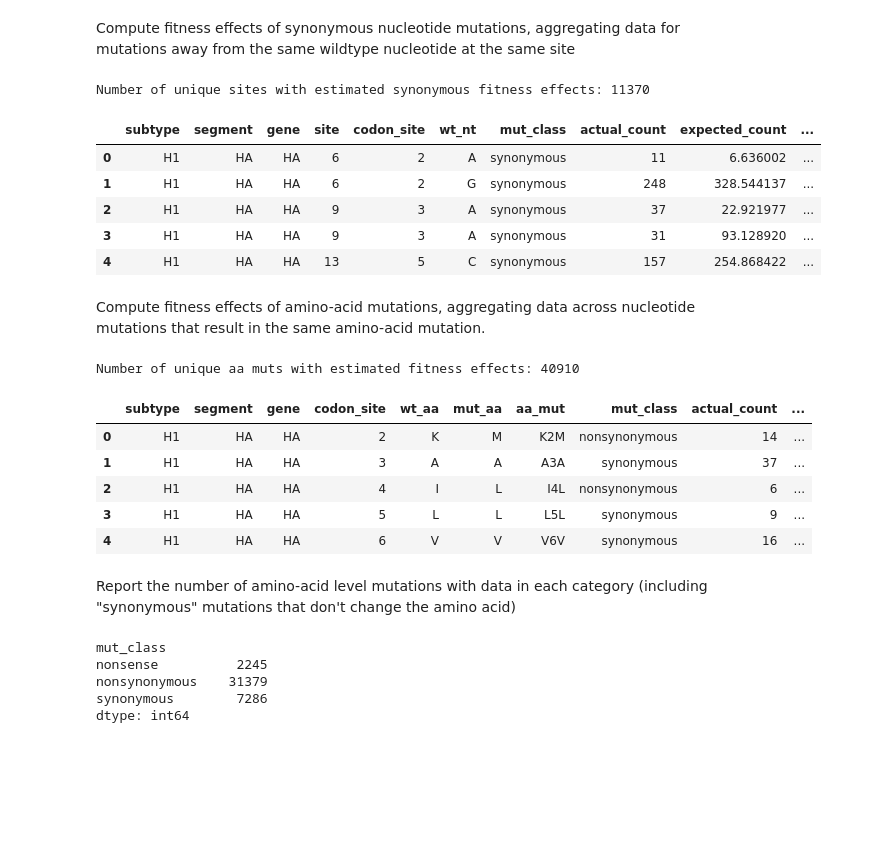
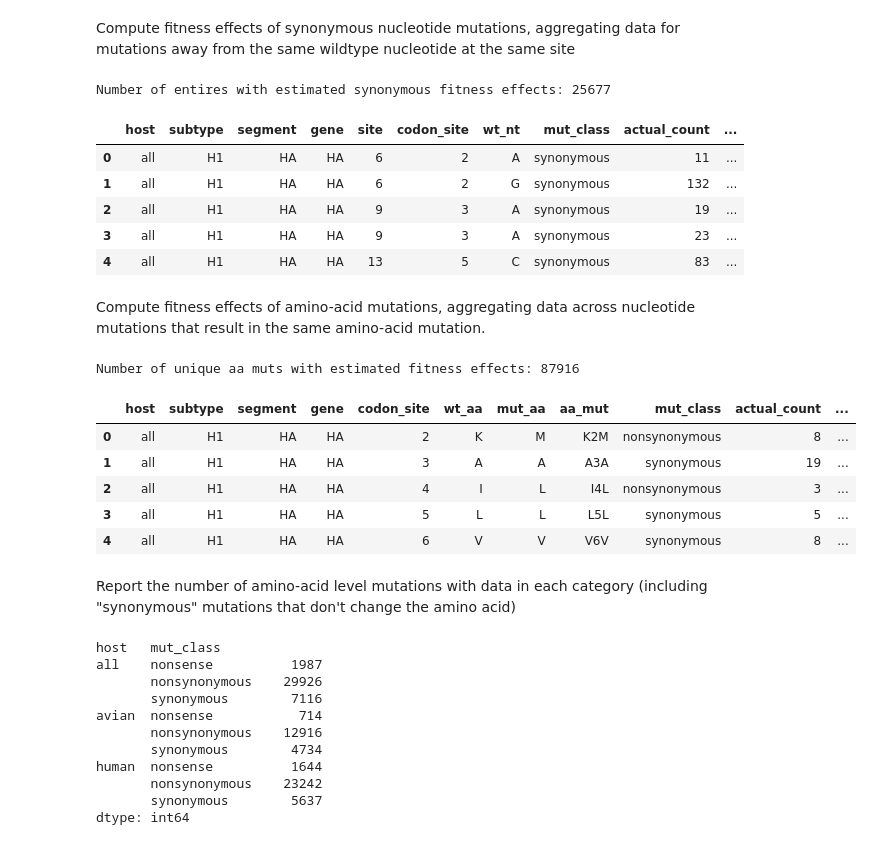
Before and after one commit to matsengrp/flu-mut-rates, a Jupyter notebook: notebooks/compute_fitness_effects.ipynb, the cells around one changed output. Cells and saved outputs as stored; diff of their text form; code cells hidden in the pictures; blank space fills up the shorter version.

```diff
--- a/notebooks/compute_fitness_effects.ipynb
+++ b/notebooks/compute_fitness_effects.ipynb
@@ -64,9 +64,9 @@ Compute fitness effects of synonymous nucleotide mutations, aggregating data for
 # %%
 pseudo_count = 0.5
 groupby_cols = [
-    'subtype', 'segment', 'gene', 'site', 'codon_site', 'wt_nt', 'mut_class'
+    'host', 'subtype', 'segment', 'gene', 'site', 'codon_site', 'wt_nt', 'mut_class'
 ]
-syn_nt_fitness_df = (
+site_syn_fitness_df = (
     actual_expected_df
     .query("mut_class == 'synonymous'")
     .groupby(groupby_cols, as_index=False)
@@ -76,52 +76,58 @@ syn_nt_fitness_df = (
             np.log((x['actual_count'] + pseudo_count) / (x['expected_count'] + pseudo_count))
     )
 )
-syn_nt_fitness_df.to_csv('../results/sitewise_synonymous_fitness_effects.csv', index=False)
-print("Number of unique sites with estimated synonymous fitness effects:", len(syn_nt_fitness_df))
-syn_nt_fitness_df.head()
+site_syn_fitness_df.to_csv('../results/sitewise_synonymous_fitness_effects.csv', index=False)
+print("Number of entires with estimated synonymous fitness effects:", len(site_syn_fitness_df))
+site_syn_fitness_df.head()
 # %% [output]
-Number of unique sites with estimated synonymous fitness effects: 11370
+Number of entires with estimated synonymous fitness effects: 25677
-|  | subtype | segment | gene | site | codon_site | wt_nt | mut_class | actual_count | expected_count | ... |
-| 0 | H1 | HA | HA | 6 | 2 | A | synonymous | 11 | 6.636002 | ... |
-| 1 | H1 | HA | HA | 6 | 2 | G | synonymous | 248 | 328.544137 | ... |
-| 2 | H1 | HA | HA | 9 | 3 | A | synonymous | 37 | 22.921977 | ... |
-| 3 | H1 | HA | HA | 9 | 3 | A | synonymous | 31 | 93.128920 | ... |
-| 4 | H1 | HA | HA | 13 | 5 | C | synonymous | 157 | 254.868422 | ... |
+|  | host | subtype | segment | gene | site | codon_site | wt_nt | mut_class | actual_count | ... |
+| 0 | all | H1 | HA | HA | 6 | 2 | A | synonymous | 11 | ... |
+| 1 | all | H1 | HA | HA | 6 | 2 | G | synonymous | 132 | ... |
+| 2 | all | H1 | HA | HA | 9 | 3 | A | synonymous | 19 | ... |
+| 3 | all | H1 | HA | HA | 9 | 3 | A | synonymous | 23 | ... |
+| 4 | all | H1 | HA | HA | 13 | 5 | C | synonymous | 83 | ... |
 # %% [markdown]
 Compute fitness effects of amino-acid mutations, aggregating data across nucleotide mutations that result in the same amino-acid mutation.
 # %%
 groupby_cols = [
-    'subtype', 'segment', 'gene', 'codon_site', 'wt_aa', 'mut_aa', 'aa_mut',
+    'host', 'subtype', 'segment', 'gene', 'codon_site', 'wt_aa', 'mut_aa', 'aa_mut',
     'mut_class'
 ]
 aa_fitness_df = (
     actual_expected_df
     .groupby(groupby_cols, as_index=False)
     .agg({'actual_count': 'sum', 'expected_count': 'sum'})
     .assign(
         delta_fitness=lambda x: \
             np.log((x['actual_count'] + pseudo_count) / (x['expected_count'] + pseudo_count))
     )
 )
 aa_fitness_df.to_csv('../results/aa_fitness_effects.csv', index=False)
 print("Number of unique aa muts with estimated fitness effects:", len(aa_fitness_df))
 aa_fitness_df.head()
 # %% [output]
-Number of unique aa muts with estimated fitness effects: 40910
+Number of unique aa muts with estimated fitness effects: 87916
-|  | subtype | segment | gene | codon_site | wt_aa | mut_aa | aa_mut | mut_class | actual_count | ... |
-| 0 | H1 | HA | HA | 2 | K | M | K2M | nonsynonymous | 14 | ... |
-| 1 | H1 | HA | HA | 3 | A | A | A3A | synonymous | 37 | ... |
-| 2 | H1 | HA | HA | 4 | I | L | I4L | nonsynonymous | 6 | ... |
-| 3 | H1 | HA | HA | 5 | L | L | L5L | synonymous | 9 | ... |
-| 4 | H1 | HA | HA | 6 | V | V | V6V | synonymous | 16 | ... |
+|  | host | subtype | segment | gene | codon_site | wt_aa | mut_aa | aa_mut | mut_class | actual_count | ... |
+| 0 | all | H1 | HA | HA | 2 | K | M | K2M | nonsynonymous | 8 | ... |
+| 1 | all | H1 | HA | HA | 3 | A | A | A3A | synonymous | 19 | ... |
+| 2 | all | H1 | HA | HA | 4 | I | L | I4L | nonsynonymous | 3 | ... |
+| 3 | all | H1 | HA | HA | 5 | L | L | L5L | synonymous | 5 | ... |
+| 4 | all | H1 | HA | HA | 6 | V | V | V6V | synonymous | 8 | ... |
 # %% [markdown]
 Report the number of amino-acid level mutations with data in each category (including "synonymous" mutations that don't change the amino acid)
 # %%
-aa_fitness_df.groupby('mut_class').size()
+aa_fitness_df.groupby(['host', 'mut_class']).size()
 # %% [output]
-mut_class
-nonsense          2245
-nonsynonymous    31379
-synonymous        7286
+host   mut_class
+all    nonsense          1987
+       nonsynonymous    29926
+       synonymous        7116
+avian  nonsense           714
+       nonsynonymous    12916
+       synonymous        4734
+human  nonsense          1644
+       nonsynonymous    23242
+       synonymous        5637
 dtype: int64
 # %%
```
Also changed, not shown: parts of 1 cell of this notebook, 1 other file.
